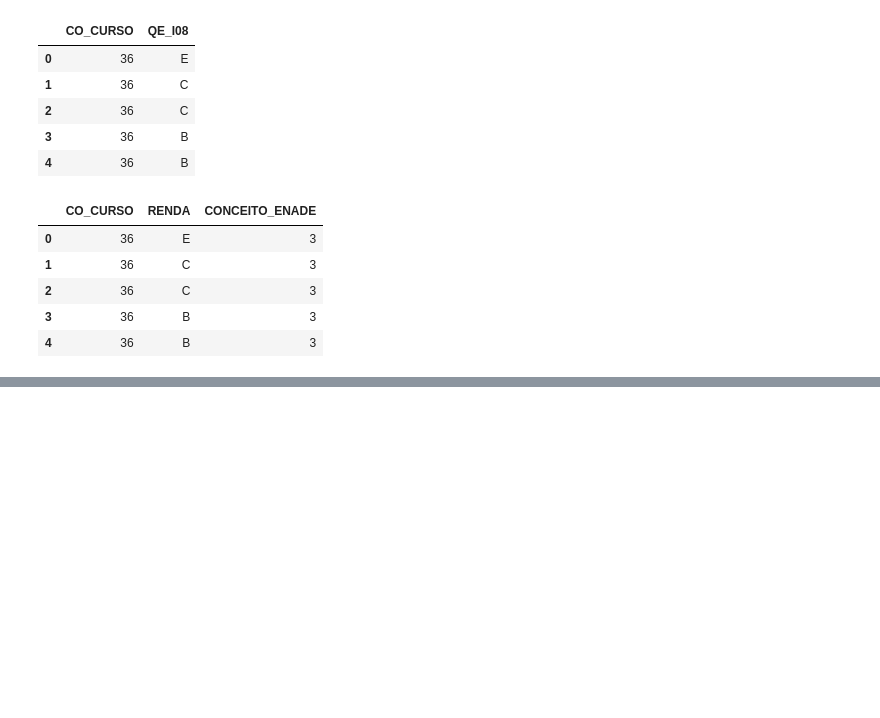
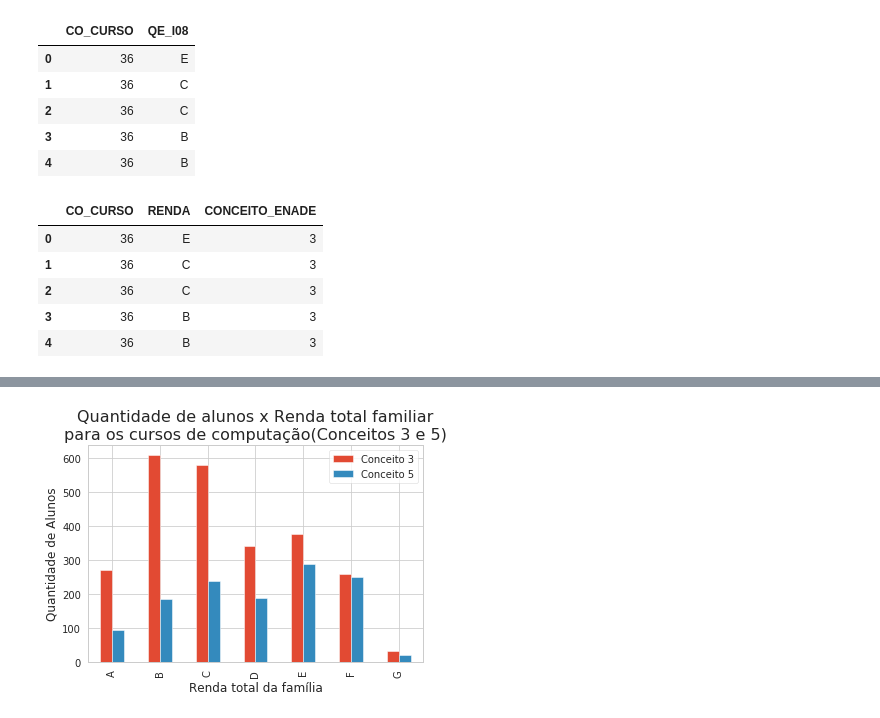
Before and after one commit to mateusqc/MC_2019.2, a Jupyter notebook: questao4.ipynb, the cells around one changed output, grey strips where cells are left out. Cells and saved outputs as stored; diff of their text form; code cells hidden in the pictures; blank space fills up the shorter version.

```diff
--- a/questao4.ipynb
+++ b/questao4.ipynb
@@ -52,3 +52,7 @@ enade_renda.head()
 | 2 | 36 | C | 3 |
 | 3 | 36 | B | 3 |
 | 4 | 36 | B | 3 |
+# %%
+conceito3 = ['3']
+enade_renda_filtrado_conceito3 = enade_renda[enade_renda['CONCEITO_ENADE'].isin(conceito3)].reset_index().filter(['RENDA', 'CONCEITO_ENADE'])
+enade_renda_filtrado_conceito3
@@ -73,0 +104,11 @@ enade_renda_filtrado
+# %%
+labels=['A', 'B', 'C', 'D', 'E', 'F', 'G']
+df = pd.DataFrame({'Conceito 3': array_1, 'Conceito 5': array_2}, index=labels)
+
+gph = df.plot(kind='bar')
+gph.set_title('Quantidade de alunos x Renda total familiar\npara os cursos de computação(Conceitos 3 e 5)', fontsize=16)
+plt.xlabel('Renda total da família')
+plt.ylabel('Quantidade de Alunos')
+plt.show()
+# %% [output]
+[figure, added]
```
Also changed, not shown: parts of 8 cells of this notebook.
